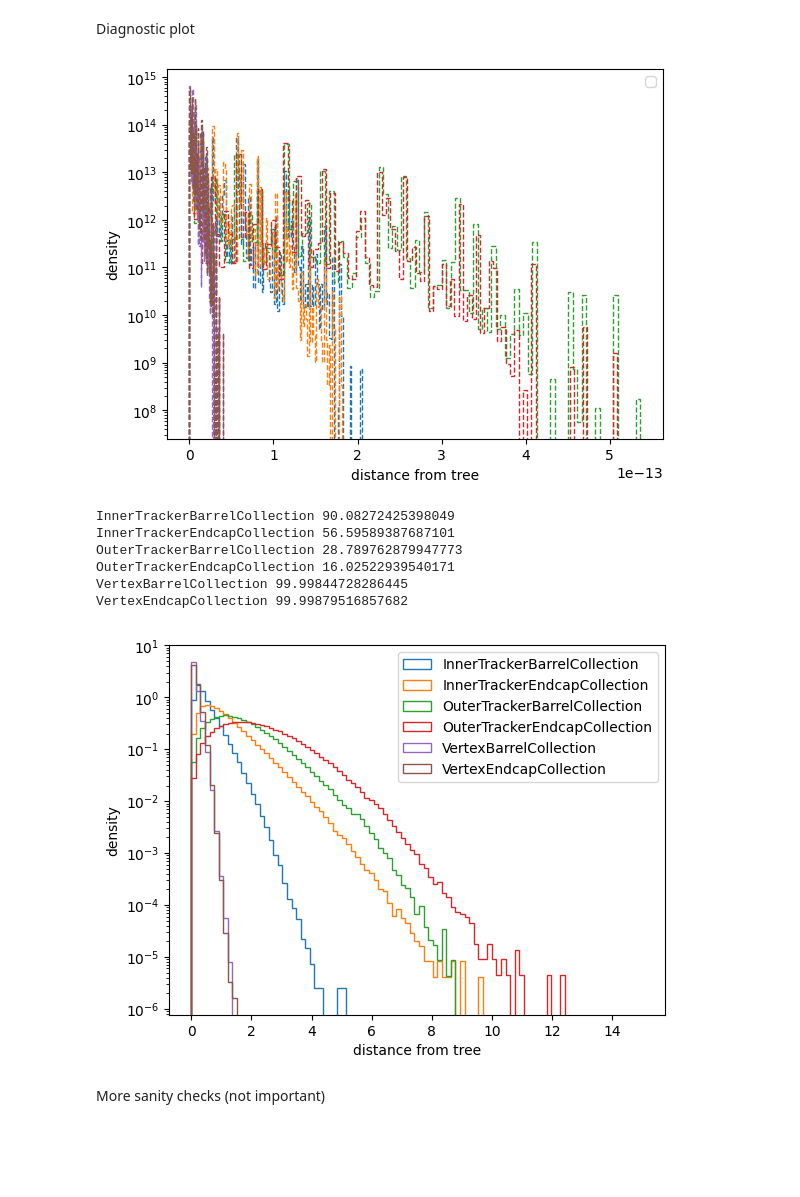
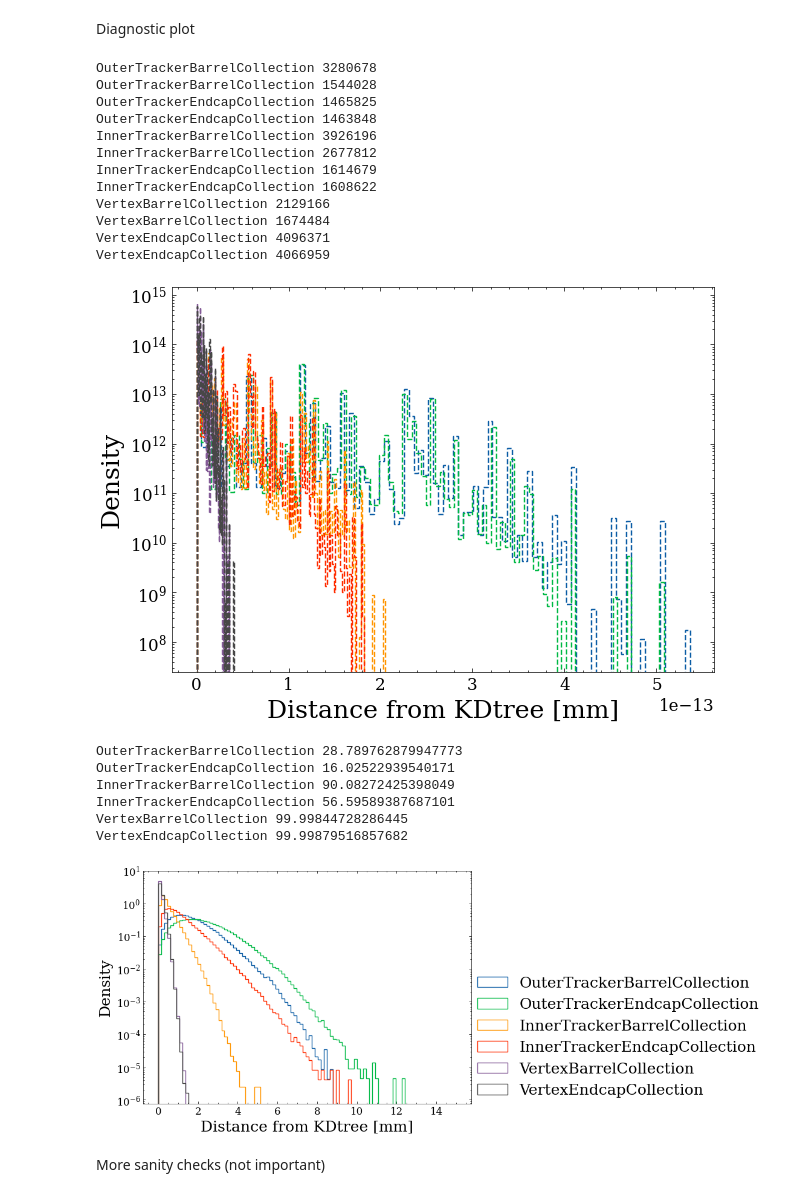
Before and after one commit to rmastand/fast_tracker_BIBgen_mucoll, a Jupyter notebook: assign_cell_ID.ipynb, the cells around one changed output. Drawn from its saved outputs; the diff is of its cells as text; code cells hidden in the pictures; blank space fills up the shorter version.

```diff
--- a/assign_cell_ID.ipynb
+++ b/assign_cell_ID.ipynb
@@ -11,6 +11,7 @@ from helpers.data_transforms import load_in_data
 from tqdm import tqdm
 from helpers.material_map import apply_material_map_hybrid, build_masked_datasets
 from helpers.flow import build_xy_z_lookup, snap_z_to_detector_xy, build_z_lookup, snap_z_to_detector
+plt.style.use("../science.mplstyle")
 # %% [markdown]
 First we build the lookup tree that allows us to assign cell IDs to the ML samples.
 # %%
@@ -62,18 +64,17 @@ Loading cached geometry tree...
 # %% [markdown]
 The cell below load in the npy flow samples.
 # %%
+    collections = [
 
-collections = [
-    "InnerTrackerBarrelCollection",
-   "InnerTrackerEndcapCollection",
-    "OuterTrackerBarrelCollection",
-    "OuterTrackerEndcapCollection",
-   "VertexBarrelCollection",
-  "VertexEndcapCollection",
-]
+        "OuterTrackerBarrelCollection",
+        "OuterTrackerEndcapCollection",
+         "InnerTrackerBarrelCollection",
+       "InnerTrackerEndcapCollection",
+       "VertexBarrelCollection",
+      "VertexEndcapCollection",
+    ]
 
-
-feature_order_endcap = [0,4,1,2,3,6,7,9]
+feature_order_endcap = [0,4,1,2,3,6,7]
 feature_indices_dict_endcap = {
     "r":2,
     "phi": 3,
@@ -83,7 +84,7 @@ feature_indices_dict_endcap = {
     "sensor":8
 }
 
-feature_order_barrel =[0,4,1,2,3,6,7,9]
+feature_order_barrel =[0,4,1,2,3,6,7]
 feature_indices_dict_barrel = {
    "r":2,
     "phi": 3,
@@ -376,37 +415,51 @@ VertexEndcapCollection: 99.28199862756571% of samples pass (4066959, 4096371)
 # %% [markdown]
 Diagnostic plot
 # %%
-
+for key in all_data_dir.keys():
+    print(key, len(all_data_dir[key]))
+    print(key, len(flow_samples_masked[key]))
 
 
 plt.figure()
 for i, col in enumerate(collections):
     plt.hist(dists_truth[col], bins = 100, histtype = "step", density = True, linestyle = "dashed", color = f"C{i}")
 plt.yscale("log")
-plt.xlabel("distance from tree")
-plt.ylabel("density")
+plt.xlabel("Distance from KDtree [mm]")
+plt.ylabel("Density")
 plt.legend()
 plt.show()
 
 plt.figure()
 for i, col in enumerate(collections):
     plt.hist(dists_samples[col], bins = np.linspace(0, 15, 100), histtype = "step", density = True, color = f"C{i}", label = col)
     num_pass = dists_samples[col] < 1
     print(col,100*sum(num_pass)/len(num_pass))
 plt.yscale("log")
-plt.xlabel("distance from tree")
-plt.ylabel("density")
-plt.legend()
+plt.xlabel("Distance from KDtree [mm]")
+plt.ylabel("Density")
+plt.legend(loc = (1,0))
 plt.show()
 # %% [output]
+OuterTrackerBarrelCollection 3280678
+OuterTrackerBarrelCollection 1544028
+OuterTrackerEndcapCollection 1465825
+OuterTrackerEndcapCollection 1463848
+InnerTrackerBarrelCollection 3926196
+InnerTrackerBarrelCollection 2677812
+InnerTrackerEndcapCollection 1614679
+InnerTrackerEndcapCollection 1608622
+VertexBarrelCollection 2129166
+VertexBarrelCollection 1674484
+VertexEndcapCollection 4096371
+VertexEndcapCollection 4066959
-[figure, old version]
+[figure, new version]
-InnerTrackerBarrelCollection 90.08272425398049
-InnerTrackerEndcapCollection 56.59589387687101
-OuterTrackerBarrelCollection 28.789762879947773
-OuterTrackerEndcapCollection 16.02522939540171
-VertexBarrelCollection 99.99844728286445
-VertexEndcapCollection 99.99879516857682
+OuterTrackerBarrelCollection 28.789762879947773
+OuterTrackerEndcapCollection 16.02522939540171
+InnerTrackerBarrelCollection 90.08272425398049
+InnerTrackerEndcapCollection 56.59589387687101
+VertexBarrelCollection 99.99844728286445
+VertexEndcapCollection 99.99879516857682
-[figure, old version]
+[figure, new version]
 # %% [markdown]
 More sanity checks (not important)
 # %%
```
Also changed, not shown: parts of 4 cells of this notebook, 8 other files.
